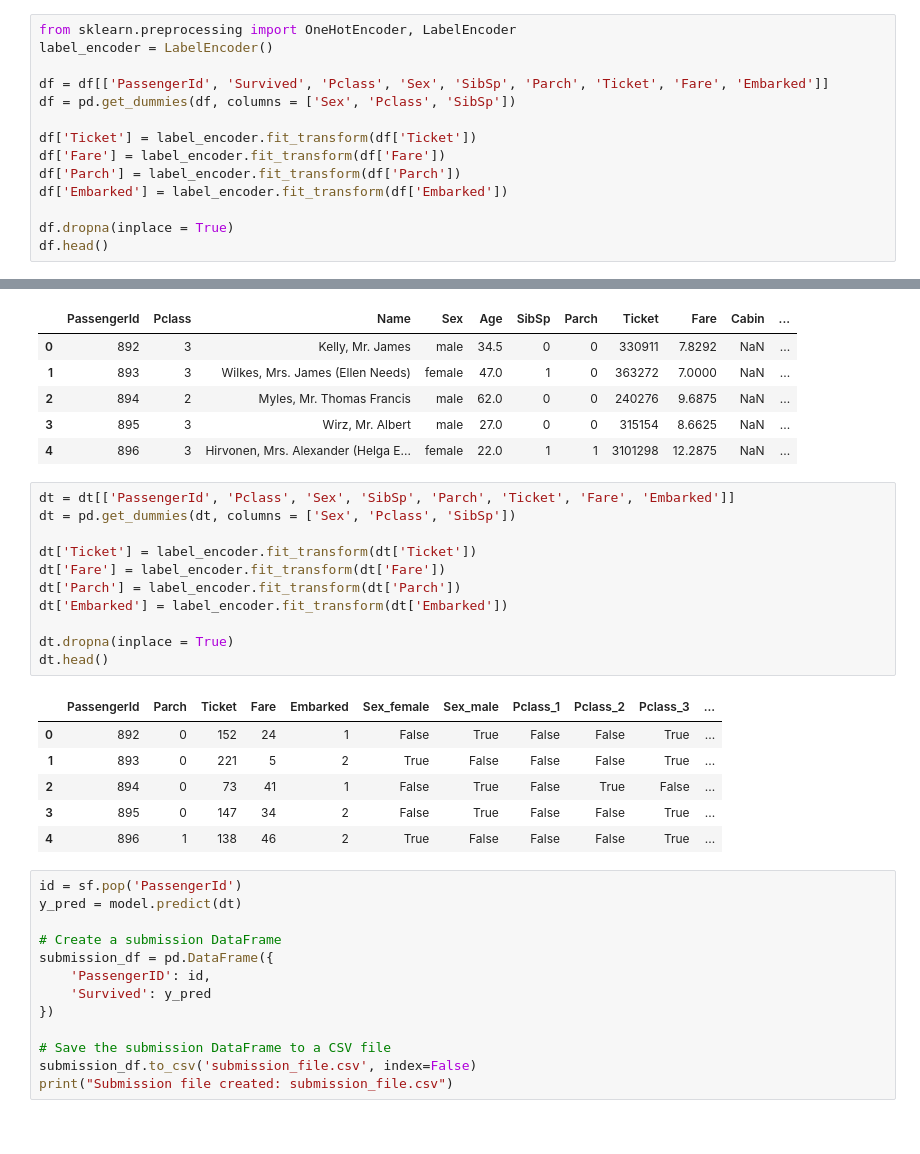
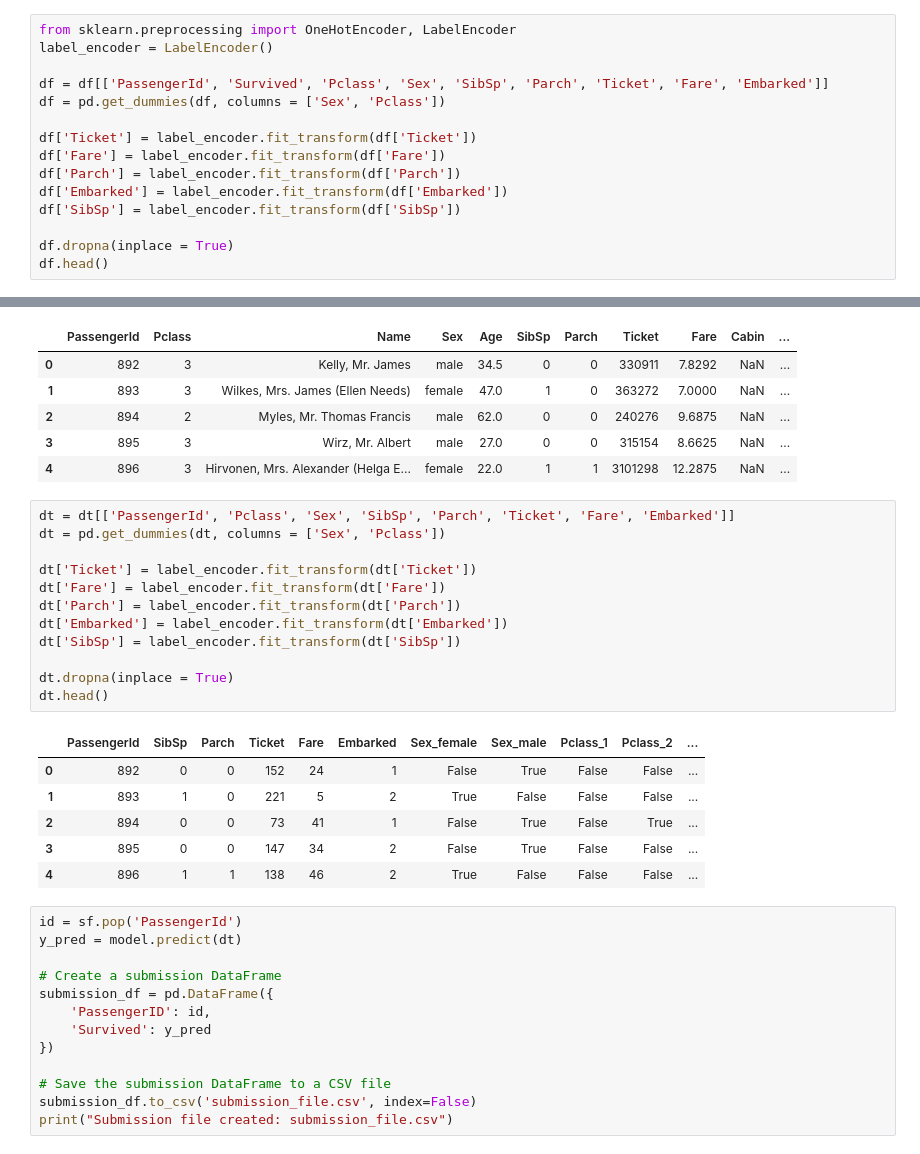
Before and after one commit to moridin04/CCMACLRL_EXERCISES_COM221ML, a Jupyter notebook: Exercise6.ipynb, the cells around one changed output, grey strips where cells are left out. Cells and saved outputs as stored; diff of their text form.

```diff
--- a/Exercise6.ipynb
+++ b/Exercise6.ipynb
@@ -41,12 +41,13 @@ from sklearn.preprocessing import OneHotEncoder, LabelEncoder
 label_encoder = LabelEncoder()
 
 df = df[['PassengerId', 'Survived', 'Pclass', 'Sex', 'SibSp', 'Parch', 'Ticket', 'Fare', 'Embarked']]
-df = pd.get_dummies(df, columns = ['Sex', 'Pclass', 'SibSp'])
+df = pd.get_dummies(df, columns = ['Sex', 'Pclass'])
 
 df['Ticket'] = label_encoder.fit_transform(df['Ticket'])
 df['Fare'] = label_encoder.fit_transform(df['Fare'])
 df['Parch'] = label_encoder.fit_transform(df['Parch'])
 df['Embarked'] = label_encoder.fit_transform(df['Embarked'])
+df['SibSp'] = label_encoder.fit_transform(df['SibSp'])
 
 df.dropna(inplace = True)
 df.head()
@@ -186,22 +189,23 @@ dt.head()
 | 4 | 896 | 3 | Hirvonen, Mrs. Alexander (Helga E... | female | 22.0 | 1 | 1 | 3101298 | 12.2875 | NaN | ... |
 # %%
 dt = dt[['PassengerId', 'Pclass', 'Sex', 'SibSp', 'Parch', 'Ticket', 'Fare', 'Embarked']]
-dt = pd.get_dummies(dt, columns = ['Sex', 'Pclass', 'SibSp'])
+dt = pd.get_dummies(dt, columns = ['Sex', 'Pclass'])
 
 dt['Ticket'] = label_encoder.fit_transform(dt['Ticket'])
 dt['Fare'] = label_encoder.fit_transform(dt['Fare'])
 dt['Parch'] = label_encoder.fit_transform(dt['Parch'])
 dt['Embarked'] = label_encoder.fit_transform(dt['Embarked'])
+dt['SibSp'] = label_encoder.fit_transform(dt['SibSp'])
 
 dt.dropna(inplace = True)
 dt.head()
 # %% [output]
-|  | PassengerId | Parch | Ticket | Fare | Embarked | Sex_female | Sex_male | Pclass_1 | Pclass_2 | Pclass_3 | ... |
-| 0 | 892 | 0 | 152 | 24 | 1 | False | True | False | False | True | ... |
-| 1 | 893 | 0 | 221 | 5 | 2 | True | False | False | False | True | ... |
-| 2 | 894 | 0 | 73 | 41 | 1 | False | True | False | True | False | ... |
-| 3 | 895 | 0 | 147 | 34 | 2 | False | True | False | False | True | ... |
-| 4 | 896 | 1 | 138 | 46 | 2 | True | False | False | False | True | ... |
+|  | PassengerId | SibSp | Parch | Ticket | Fare | Embarked | Sex_female | Sex_male | Pclass_1 | Pclass_2 | ... |
+| 0 | 892 | 0 | 0 | 152 | 24 | 1 | False | True | False | False | ... |
+| 1 | 893 | 1 | 0 | 221 | 5 | 2 | True | False | False | False | ... |
+| 2 | 894 | 0 | 0 | 73 | 41 | 1 | False | True | False | True | ... |
+| 3 | 895 | 0 | 0 | 147 | 34 | 2 | False | True | False | False | ... |
+| 4 | 896 | 1 | 1 | 138 | 46 | 2 | True | False | False | False | ... |
 # %%
 id = sf.pop('PassengerId')
 y_pred = model.predict(dt)
```
Also changed, not shown: parts of 6 cells of this notebook.
